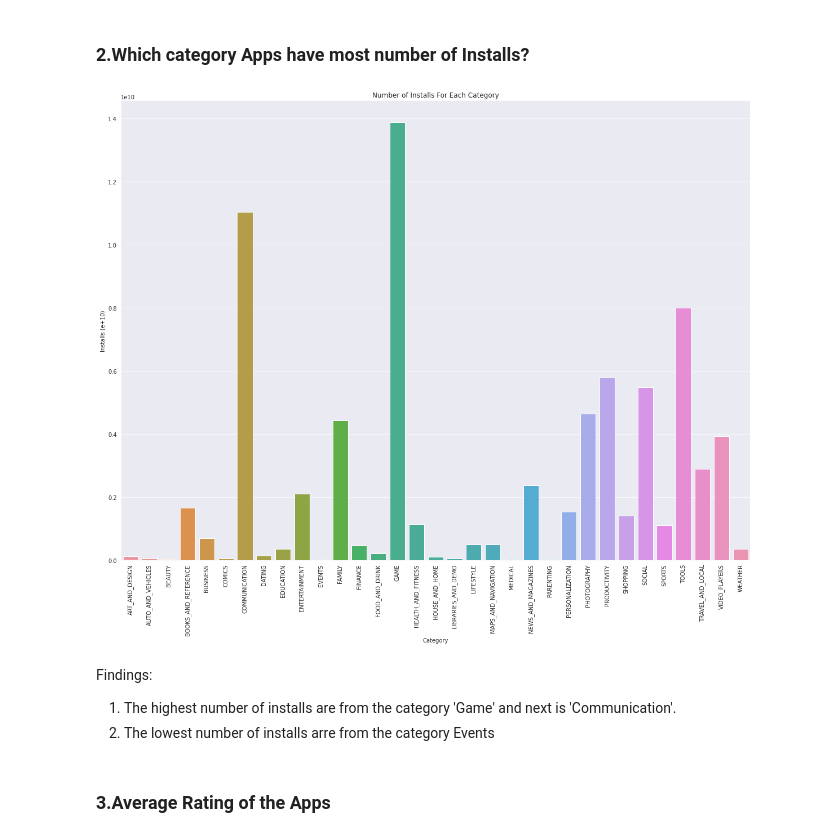
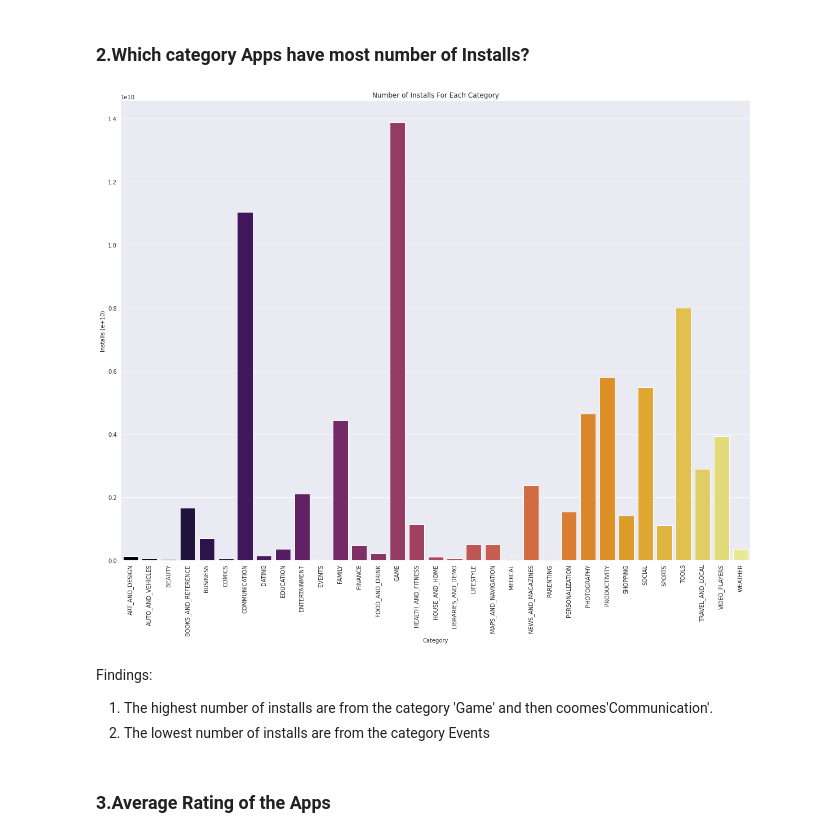
Before and after one commit to sumaiyasiddiqa/Play-store-app-review-analysis, a Jupyter notebook: Play_Store_App_Review_Analysis_(Sumaiya_Siddiqa).ipynb, the cells around one changed output. Saved outputs shown, nothing was run; the diff lists cells and outputs as text; code cells hidden in the pictures.

```diff
--- a/Play_Store_App_Review_Analysis_(Sumaiya_Siddiqa).ipynb
+++ b/Play_Store_App_Review_Analysis_(Sumaiya_Siddiqa).ipynb
@@ -813,20 +839,20 @@ Findings:
 # %%
 categories = ps_df.groupby('Category')
 category_installs_sum_df = categories[['Installs']].sum()
 category_installs_sum_df = category_installs_sum_df.reset_index()  # to convert groupby object into dataframe
 
 plt.figure(figsize=(20, 15))
-sns.barplot(x='Category', y='Installs', data=category_installs_sum_df)
+sns.barplot(x='Category', y='Installs', data=category_installs_sum_df, palette='inferno')
 plt.xticks(rotation=90)
 plt.ylabel('Installs (e+10)')
 plt.title('Number of Installs For Each Category')
 plt.show()
 # %% [output]
-[figure, old version]
+[figure, new version]
 # %% [markdown]
 Findings:
-1. The highest number of installs are from the category 'Game' and next is 'Communication'.
-2. The lowest number of installs arre from the category Events
+1. The highest number of installs are from the category 'Game' and then coomes'Communication'.
+2. The lowest number of installs are from the category Events
 # %% [markdown]
 ### **3.Average Rating of the Apps**
 # %%
```
Also changed, not shown: parts of 15 cells of this notebook.
